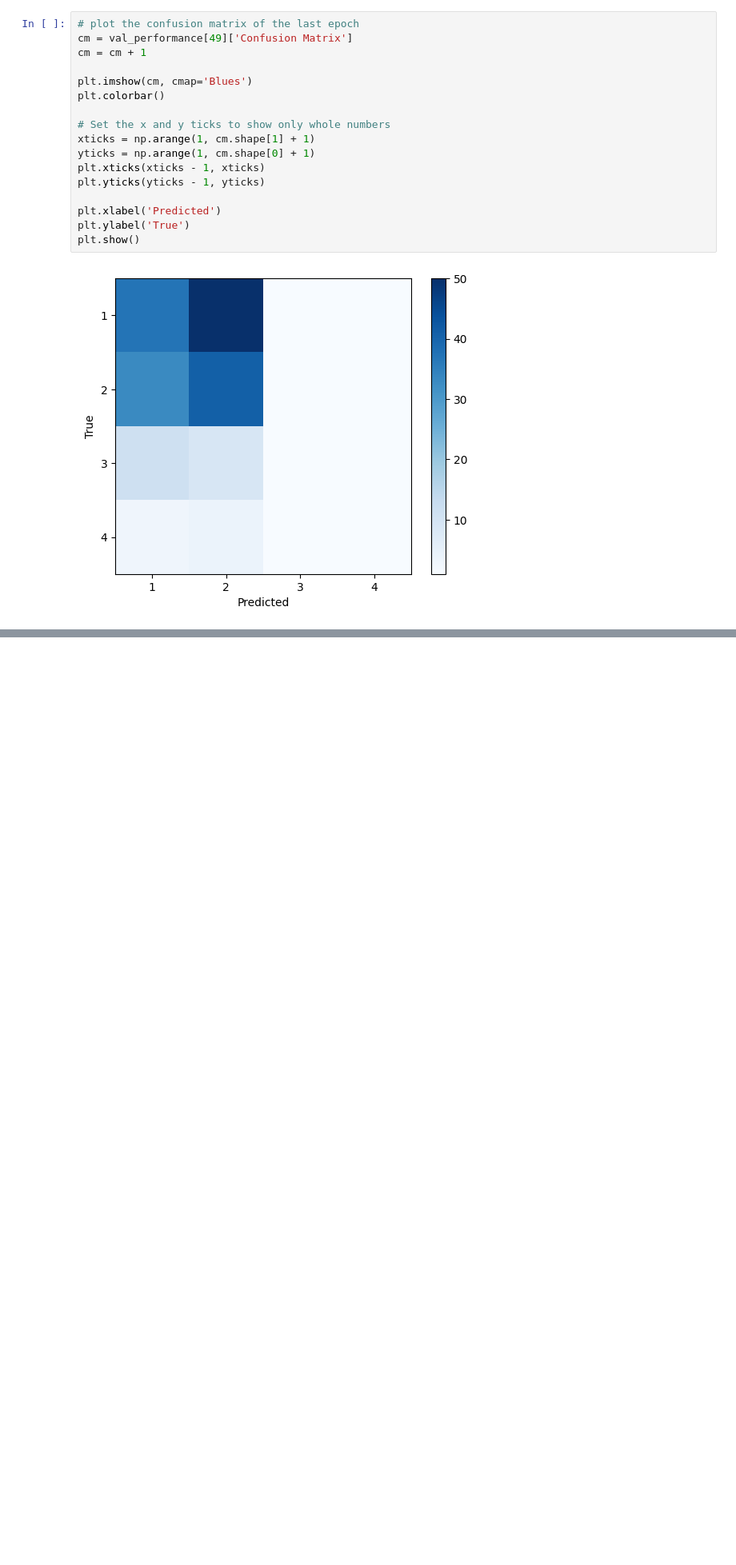
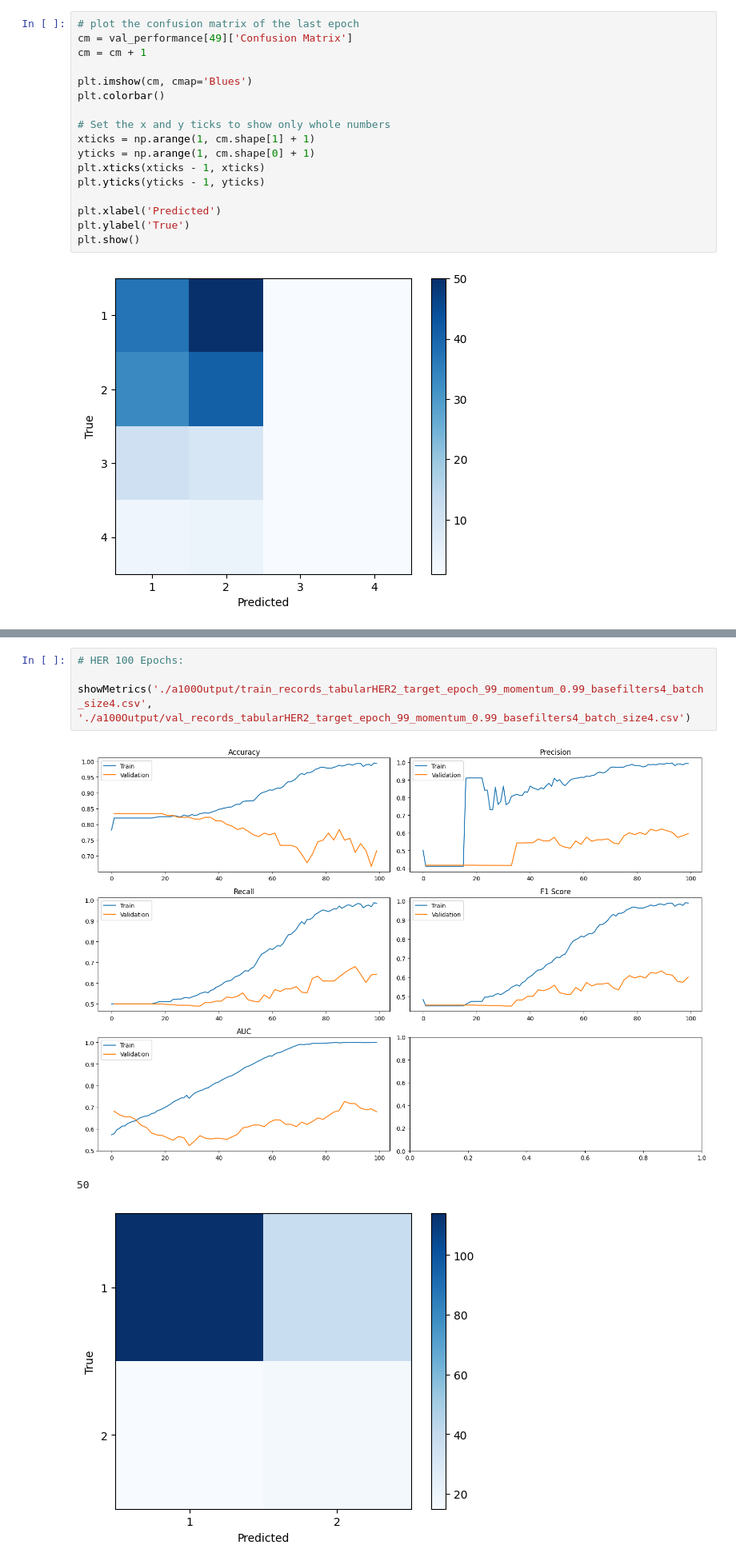
Before and after one commit to RaminKahidi/DAFT_CPSC_571, a Jupyter notebook: preformaceMetrics.ipynb, the cells around one changed output, grey strips where cells are left out. Shown at 80% size. Drawn from its saved outputs; the diff is of its cells as text; blank space fills up the shorter version.

```diff
--- a/preformaceMetrics.ipynb
+++ b/preformaceMetrics.ipynb
@@ -151,0 +169,8 @@ showMetrics('./a100Output/train_records_tabularER_target_epoch_49_momentum_0.99_
+# %%
+# HER 100 Epochs:
+
+showMetrics('./a100Output/train_records_tabularHER2_target_epoch_99_momentum_0.99_basefilters4_batch_size4.csv', './a100Output/val_records_tabularHER2_target_epoch_99_momentum_0.99_basefilters4_batch_size4.csv')
+# %% [output]
+[figure, added]
+50
+[figure, added]
```
Also changed, not shown: parts of 5 cells of this notebook, 11 other files.
